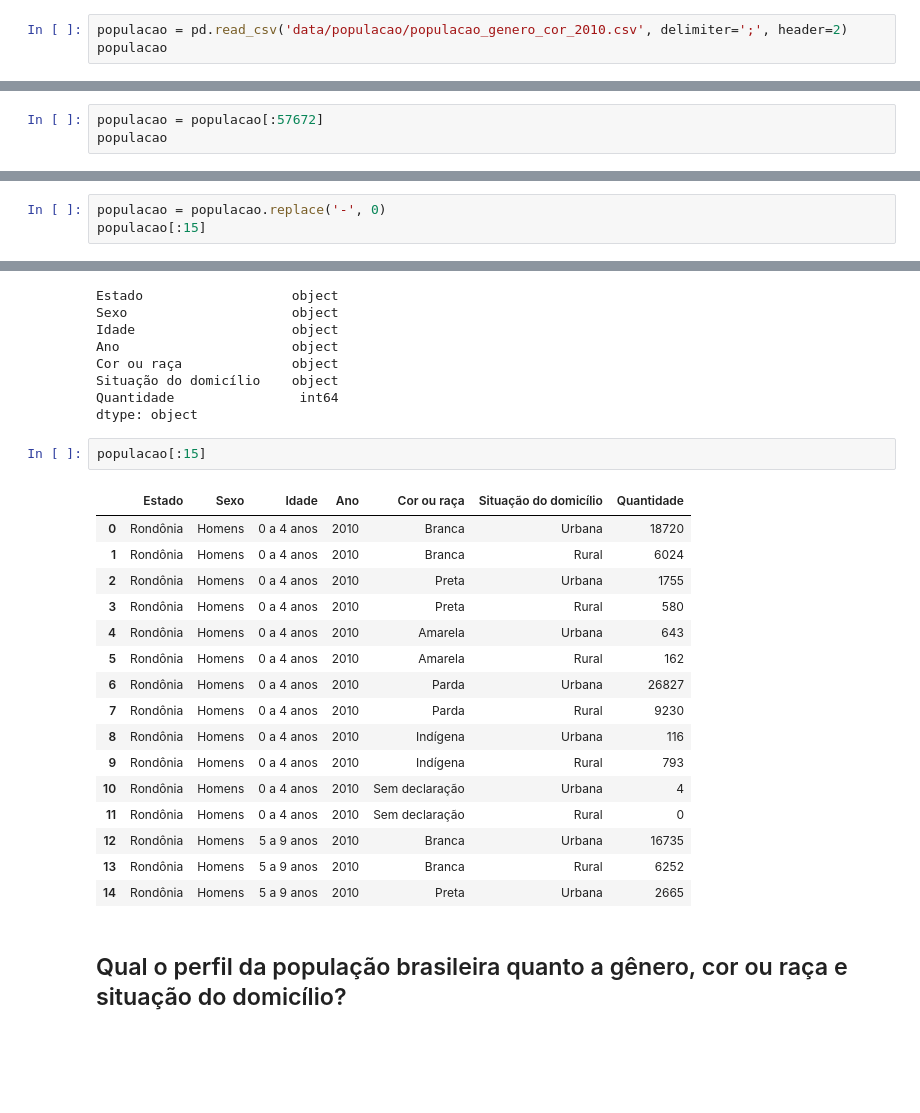
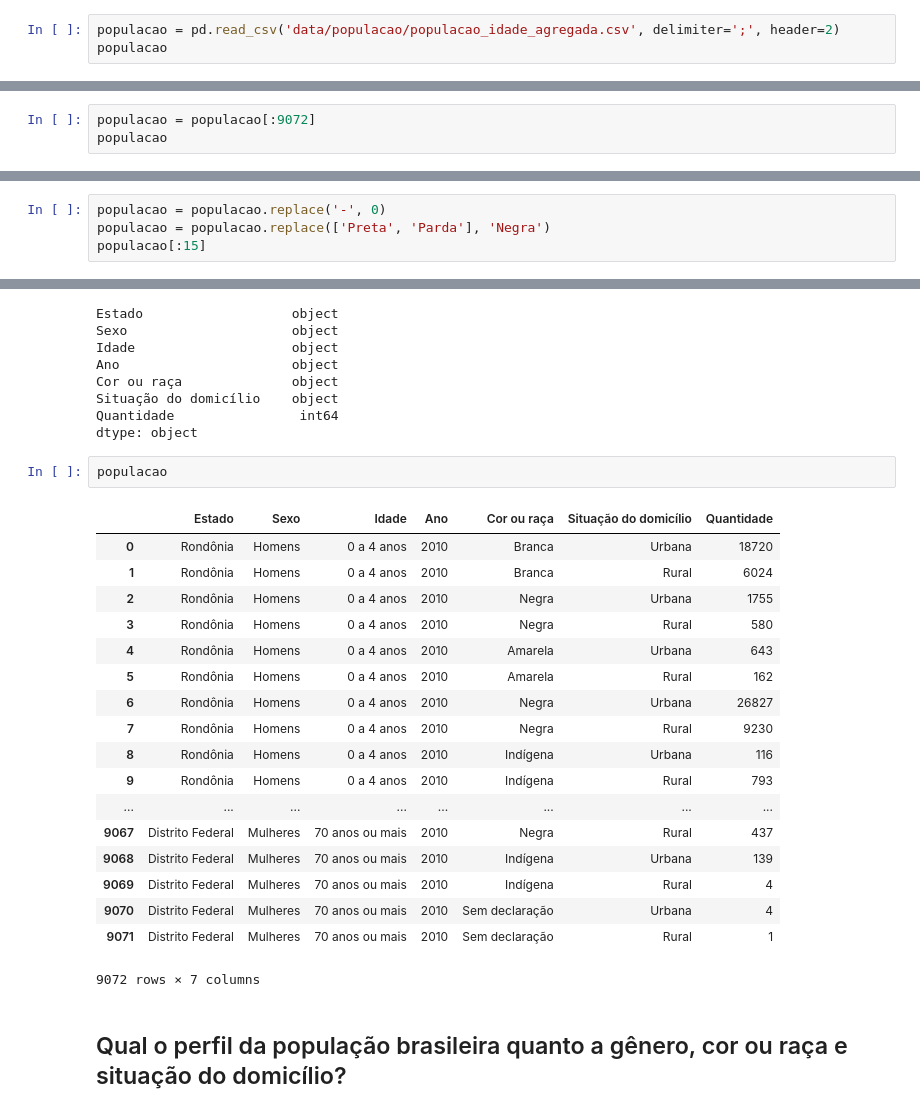
Before and after one commit to pyladiespb-org/minicurso-analise-descritiva-dados-abertos, a Jupyter notebook: AnalisePopulacao.ipynb, the cells around one changed output, grey strips where cells are left out. Saved outputs shown, nothing was run; the diff lists cells and outputs as text; blank space fills up the shorter version.

```diff
--- a/AnalisePopulacao.ipynb
+++ b/AnalisePopulacao.ipynb
@@ -30,7 +21,7 @@ import pandas as pd
 import matplotlib
 import matplotlib.pyplot as plt
 # %%
-populacao = pd.read_csv('data/populacao/populacao_genero_cor_2010.csv', delimiter=';', header=2)
+populacao = pd.read_csv('data/populacao/populacao_idade_agregada.csv', delimiter=';', header=2)
 populacao
 # %% [output]
 |  | Unidade da Federação | Sexo | Idade | Ano | Cor ou raça | Situação do domicílio | Unnamed: 6 |
@@ -54,5 +45,5 @@ populacao
 # %%
-populacao = populacao[:57672]
+populacao = populacao[:9072]
 populacao
 # %% [output]
 |  | Unidade da Federação | Sexo | Idade | Ano | Cor ou raça | Situação do domicílio | Unnamed: 6 |
@@ -102,5 +96,6 @@ populacao[:15]
 # %%
 populacao = populacao.replace('-', 0)
+populacao = populacao.replace(['Preta', 'Parda'], 'Negra')
 populacao[:15]
 # %% [output]
 |  | Estado | Sexo | Idade | Ano | Cor ou raça | Situação do domicílio | Quantidade |
@@ -144,24 +139,26 @@ Situação do domicílio    object
 Quantidade                int64
 dtype: object
 # %%
-populacao[:15]
+populacao
 # %% [output]
 |  | Estado | Sexo | Idade | Ano | Cor ou raça | Situação do domicílio | Quantidade |
 | 0 | Rondônia | Homens | 0 a 4 anos | 2010 | Branca | Urbana | 18720 |
 | 1 | Rondônia | Homens | 0 a 4 anos | 2010 | Branca | Rural | 6024 |
-| 2 | Rondônia | Homens | 0 a 4 anos | 2010 | Preta | Urbana | 1755 |
-| 3 | Rondônia | Homens | 0 a 4 anos | 2010 | Preta | Rural | 580 |
+| 2 | Rondônia | Homens | 0 a 4 anos | 2010 | Negra | Urbana | 1755 |
+| 3 | Rondônia | Homens | 0 a 4 anos | 2010 | Negra | Rural | 580 |
 | 4 | Rondônia | Homens | 0 a 4 anos | 2010 | Amarela | Urbana | 643 |
 | 5 | Rondônia | Homens | 0 a 4 anos | 2010 | Amarela | Rural | 162 |
-| 6 | Rondônia | Homens | 0 a 4 anos | 2010 | Parda | Urbana | 26827 |
-| 7 | Rondônia | Homens | 0 a 4 anos | 2010 | Parda | Rural | 9230 |
+| 6 | Rondônia | Homens | 0 a 4 anos | 2010 | Negra | Urbana | 26827 |
+| 7 | Rondônia | Homens | 0 a 4 anos | 2010 | Negra | Rural | 9230 |
 | 8 | Rondônia | Homens | 0 a 4 anos | 2010 | Indígena | Urbana | 116 |
 | 9 | Rondônia | Homens | 0 a 4 anos | 2010 | Indígena | Rural | 793 |
-| 10 | Rondônia | Homens | 0 a 4 anos | 2010 | Sem declaração | Urbana | 4 |
-| 11 | Rondônia | Homens | 0 a 4 anos | 2010 | Sem declaração | Rural | 0 |
-| 12 | Rondônia | Homens | 5 a 9 anos | 2010 | Branca | Urbana | 16735 |
-| 13 | Rondônia | Homens | 5 a 9 anos | 2010 | Branca | Rural | 6252 |
-| 14 | Rondônia | Homens | 5 a 9 anos | 2010 | Preta | Urbana | 2665 |
+| ... | ... | ... | ... | ... | ... | ... | ... |
+| 9067 | Distrito Federal | Mulheres | 70 anos ou mais | 2010 | Negra | Rural | 437 |
+| 9068 | Distrito Federal | Mulheres | 70 anos ou mais | 2010 | Indígena | Urbana | 139 |
+| 9069 | Distrito Federal | Mulheres | 70 anos ou mais | 2010 | Indígena | Rural | 4 |
+| 9070 | Distrito Federal | Mulheres | 70 anos ou mais | 2010 | Sem declaração | Urbana | 4 |
+| 9071 | Distrito Federal | Mulheres | 70 anos ou mais | 2010 | Sem declaração | Rural | 1 |
+9072 rows × 7 columns
 # %% [markdown]
 ## Qual o perfil da população brasileira quanto a gênero, cor ou raça e situação do domicílio?
 # %% [markdown]
```
Also changed, not shown: parts of 15 cells of this notebook.
